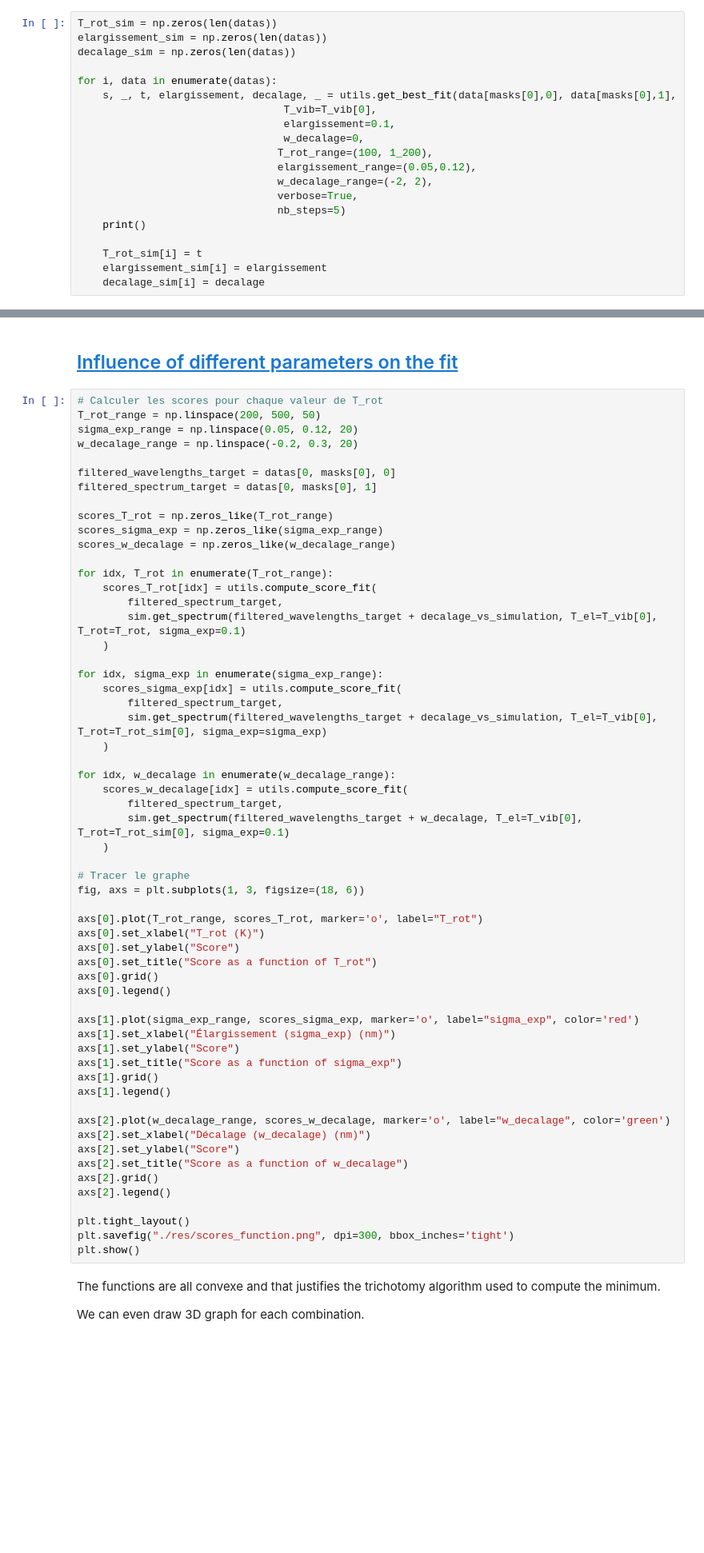
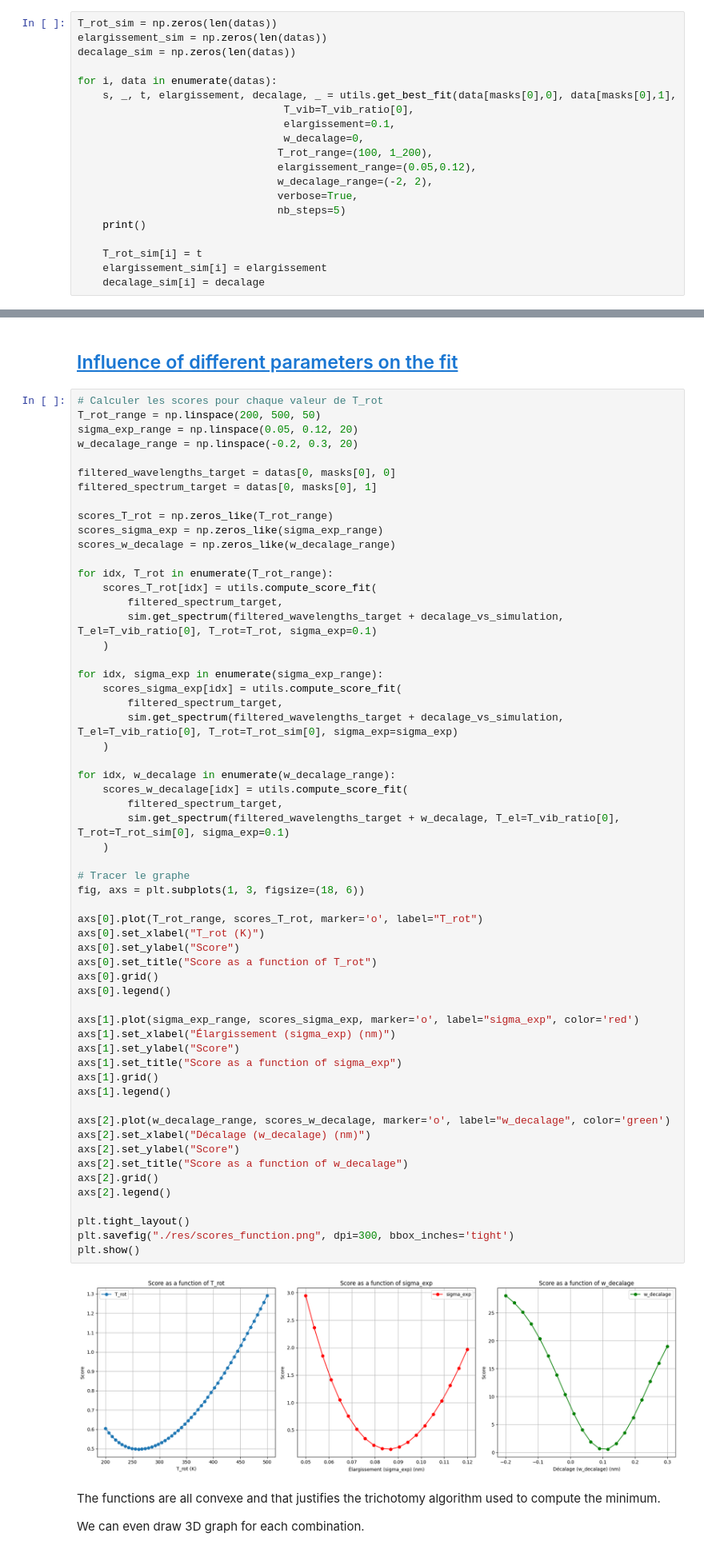
Before and after one commit to Hubert-LEROUX/xspectra, a Jupyter notebook: examples/temperature_analysis.ipynb, the cells around one changed output, grey strips where cells are left out. Shown at 80% size. Drawn from its saved outputs; the diff is of its cells as text; blank space fills up the shorter version.

```diff
--- a/examples/temperature_analysis.ipynb
+++ b/examples/temperature_analysis.ipynb
@@ -266,7 +266,7 @@ decalage_sim = np.zeros(len(datas))
 
 for i, data in enumerate(datas):
     s, _, t, elargissement, decalage, _ = utils.get_best_fit(data[masks[0],0], data[masks[0],1],
-                                 T_vib=T_vib[0],
+                                 T_vib=T_vib_ratio[0],
                                  elargissement=0.1,
                                  w_decalage=0,
                                 T_rot_range=(100, 1_200),
@@ -299,48 +315,50 @@ scores_w_decalage = np.zeros_like(w_decalage_range)
 for idx, T_rot in enumerate(T_rot_range):
     scores_T_rot[idx] = utils.compute_score_fit(
         filtered_spectrum_target,
-        sim.get_spectrum(filtered_wavelengths_target + decalage_vs_simulation, T_el=T_vib[0], T_rot=T_rot, sigma_exp=0.1)
+        sim.get_spectrum(filtered_wavelengths_target + decalage_vs_simulation, T_el=T_vib_ratio[0], T_rot=T_rot, sigma_exp=0.1)
     )
 
 for idx, sigma_exp in enumerate(sigma_exp_range):
     scores_sigma_exp[idx] = utils.compute_score_fit(
         filtered_spectrum_target,
-        sim.get_spectrum(filtered_wavelengths_target + decalage_vs_simulation, T_el=T_vib[0], T_rot=T_rot_sim[0], sigma_exp=sigma_exp)
+        sim.get_spectrum(filtered_wavelengths_target + decalage_vs_simulation, T_el=T_vib_ratio[0], T_rot=T_rot_sim[0], sigma_exp=sigma_exp)
     )
 
 for idx, w_decalage in enumerate(w_decalage_range):
     scores_w_decalage[idx] = utils.compute_score_fit(
         filtered_spectrum_target,
-        sim.get_spectrum(filtered_wavelengths_target + w_decalage, T_el=T_vib[0], T_rot=T_rot_sim[0], sigma_exp=0.1)
+        sim.get_spectrum(filtered_wavelengths_target + w_decalage, T_el=T_vib_ratio[0], T_rot=T_rot_sim[0], sigma_exp=0.1)
     )
 
 # Tracer le graphe
 fig, axs = plt.subplots(1, 3, figsize=(18, 6))
 
 axs[0].plot(T_rot_range, scores_T_rot, marker='o', label="T_rot")
 axs[0].set_xlabel("T_rot (K)")
 axs[0].set_ylabel("Score")
 axs[0].set_title("Score as a function of T_rot")
 axs[0].grid()
 axs[0].legend()
 
 axs[1].plot(sigma_exp_range, scores_sigma_exp, marker='o', label="sigma_exp", color='red')
 axs[1].set_xlabel("Élargissement (sigma_exp) (nm)")
 axs[1].set_ylabel("Score")
 axs[1].set_title("Score as a function of sigma_exp")
 axs[1].grid()
 axs[1].legend()
 
 axs[2].plot(w_decalage_range, scores_w_decalage, marker='o', label="w_decalage", color='green')
 axs[2].set_xlabel("Décalage (w_decalage) (nm)")
 axs[2].set_ylabel("Score")
 axs[2].set_title("Score as a function of w_decalage")
 axs[2].grid()
 axs[2].legend()
 
 plt.tight_layout()
 plt.savefig("./res/scores_function.png", dpi=300, bbox_inches='tight')
 plt.show()
+# %% [output]
+[figure, added]
 # %% [markdown]
 The functions are all convexe and that justifies the trichotomy algorithm used to compute the minimum.
 
```
Also changed, not shown: parts of 5 cells of this notebook, 5 other files.
